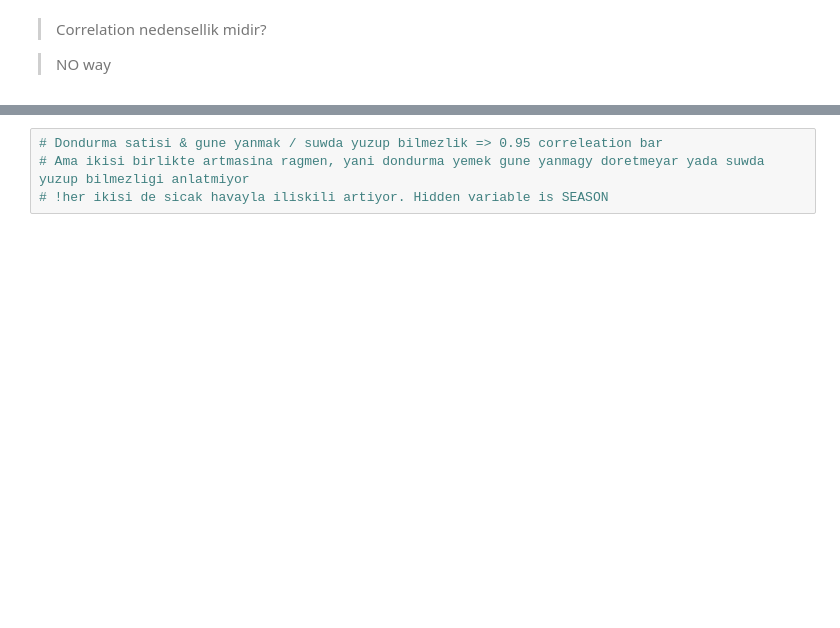
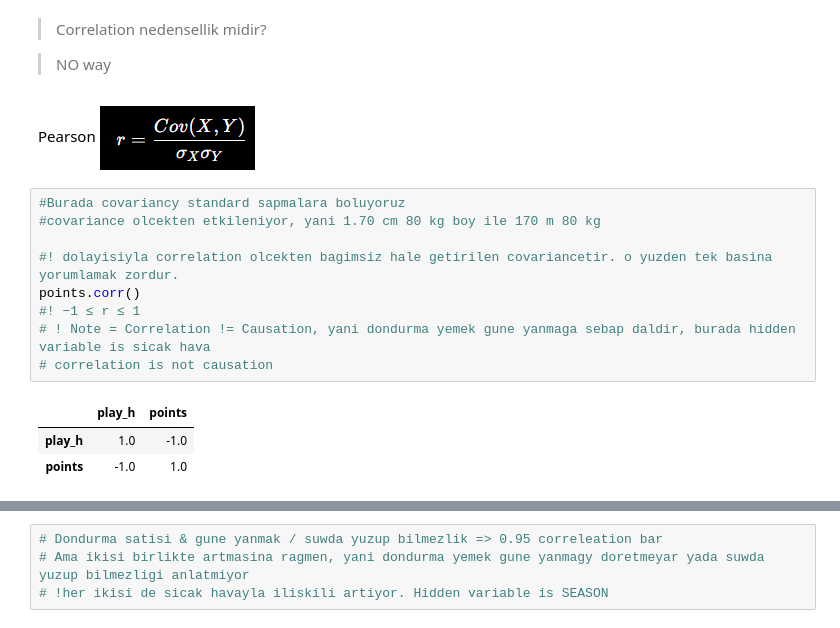
Before and after one commit to nurgelli/Exploratory_Data_Analysis, a Jupyter notebook: by_category/correlation_covariance.ipynb, the cells around one changed output, grey strips where cells are left out. Drawn from its saved outputs; the diff is of its cells as text; blank space fills up the shorter version.

```diff
--- a/by_category/correlation_covariance.ipynb
+++ b/by_category/correlation_covariance.ipynb
@@ -35,3 +126,19 @@
 > Correlation nedensellik midir?
 
 > NO way
+# %% [markdown]
+Pearson
+![image.png](attachment:image.png)
+# %%
+#Burada covariancy standard sapmalara boluyoruz
+#covariance olcekten etkileniyor, yani 1.70 cm 80 kg boy ile 170 m 80 kg
+
+#! dolayisiyla correlation olcekten bagimsiz hale getirilen covariancetir. o yuzden tek basina yorumlamak zordur.
+points.corr()
+#! −1 ≤ r ≤ 1
+# ! Note = Correlation != Causation, yani dondurma yemek gune yanmaga sebap daldir, burada hidden variable is sicak hava
+# correlation is not causation
+# %% [output]
+|  | play_h | points |
+| play_h | 1.0 | -1.0 |
+| points | -1.0 | 1.0 |
```
Also changed, not shown: parts of 17 cells of this notebook, 5 other files.
